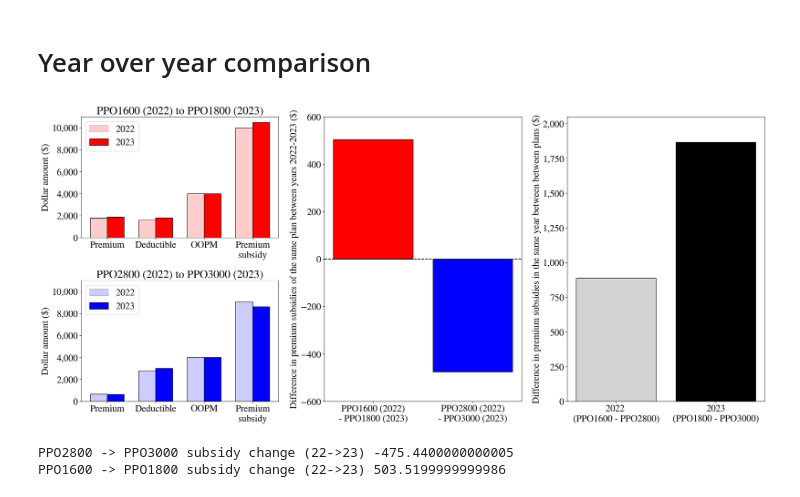
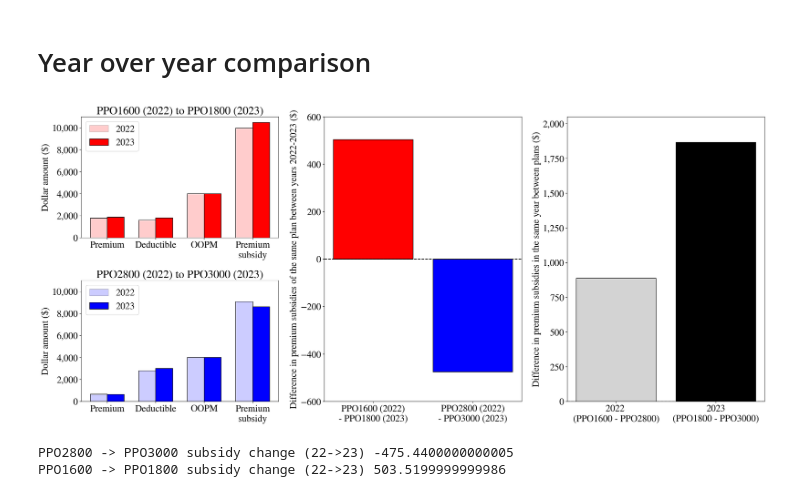
Before and after one commit to sbooeshaghi/health-insurance, a Jupyter notebook: healthcare_costs.ipynb, the cells around one changed output. Saved outputs shown, nothing was run; the diff lists cells and outputs as text; code cells hidden in the pictures.

```diff
--- a/healthcare_costs.ipynb
+++ b/healthcare_costs.ipynb
@@ -895,35 +895,35 @@ y = [
 ]
 ax.bar(labels, y, edgecolor="k", color=["red", "blue"])
 ax.axhline(0, color="k", linestyle="--")
 ax.set(**{
     "ylabel": "Difference in premium subsidies of the same plan between years 2022-2023 ($)",
     "ylim": (-600, 600)
 })
 # ax.yaxis.tick_right()
 # ax.yaxis.set_label_position("right")
 
 ax = axs[3]
 labels = ["2022 \n(PPO1600 - PPO2800)", "2023\n(PPO1800 - PPO3000)"]
 y = [
     plans["PPO1600-22"]["premium_subsidy"] - plans["PPO2800-22"]["premium_subsidy"],
     plans["PPO1800-23"]["premium_subsidy"] - plans["PPO3000-23"]["premium_subsidy"],
 ]
 ax.bar(labels, y, edgecolor="k", color=["lightgray", "black"])
 ax.axhline(0, color="k", linestyle="--")
 ax.set(**{
-    "ylabel": "Difference in premium subsidies in the same year between between plans ($)",
+    "ylabel": "Difference in premium subsidies in the same year between plans ($)",
     "ylim": (0, 2050)
 })
 # ax.yaxis.tick_right()
 # ax.yaxis.set_label_position("right")
 
 # ax.text(0, y[0]*(1.01), "PPO1600 \n- PPO2800", ha="center")
 # ax.text(1, y[1]*(1.01), "PPO1800 \n- PPO3000", ha="center")
 ax.yaxis.set_major_formatter(mpl.ticker.StrMethodFormatter('{x:,.0f}'))
 fig.savefig("yoy-costs.png", dpi=300, bbox_inches="tight")
 fig.show()
 # %% [output]
-[figure, old version]
+[figure, new version]
 # %%
 print("PPO2800 -> PPO3000 subsidy change (22->23)", plans["PPO3000-23"]["premium_subsidy"] - plans["PPO2800-22"]["premium_subsidy"])
 print("PPO1600 -> PPO1800 subsidy change (22->23)", plans["PPO1800-23"]["premium_subsidy"] - plans["PPO1600-22"]["premium_subsidy"])
```
